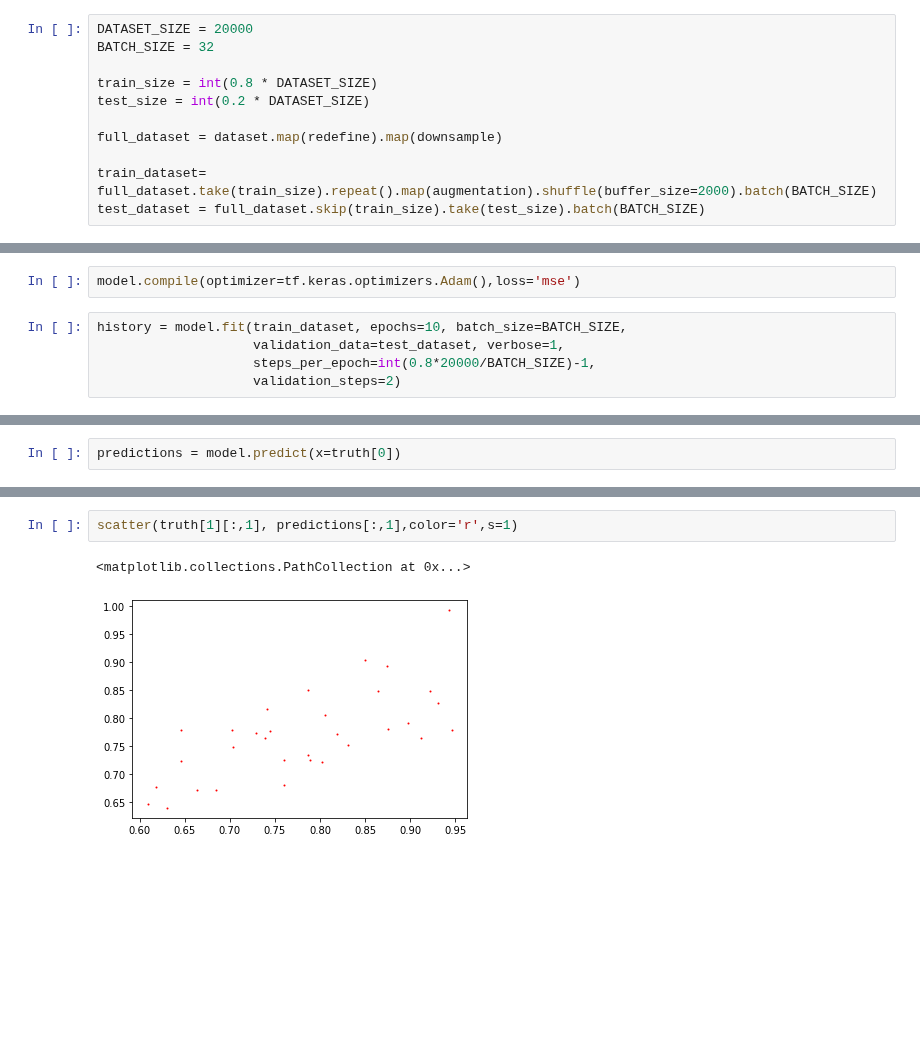
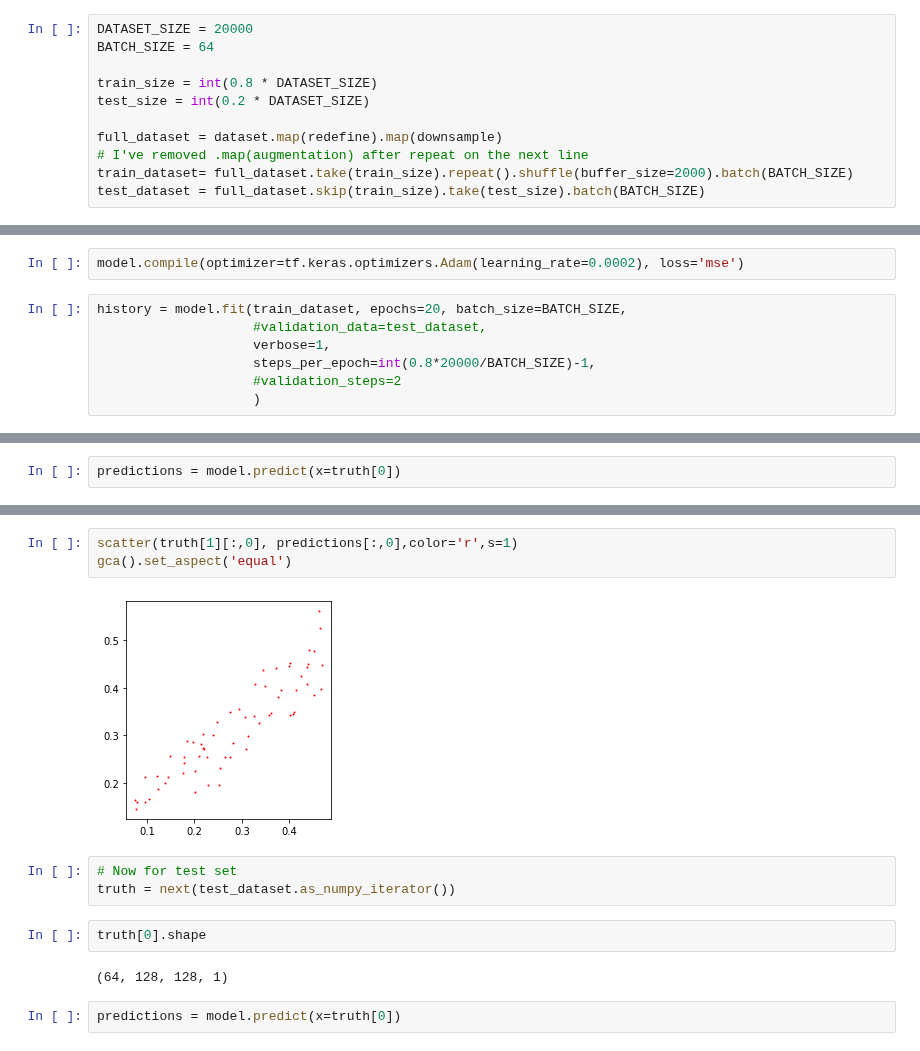
Before and after one commit to liuxx479/Outlier, a Jupyter notebook: notebooks/Demo_Keras_resnet.ipynb, the cells around one changed output, grey strips where cells are left out. Saved outputs shown, nothing was run; the diff lists cells and outputs as text; blank space fills up the shorter version.

```diff
--- a/notebooks/Demo_Keras_resnet.ipynb
+++ b/notebooks/Demo_Keras_resnet.ipynb
@@ -60,14 +60,14 @@ def augmentation(x, y):
   return x, y
 # %%
 DATASET_SIZE = 20000
-BATCH_SIZE = 32
+BATCH_SIZE = 64
 
 train_size = int(0.8 * DATASET_SIZE)
 test_size = int(0.2 * DATASET_SIZE)
 
 full_dataset = dataset.map(redefine).map(downsample)
-
-train_dataset= full_dataset.take(train_size).repeat().map(augmentation).shuffle(buffer_size=2000).batch(BATCH_SIZE)
+# I've removed .map(augmentation) after repeat on the next line
+train_dataset= full_dataset.take(train_size).repeat().shuffle(buffer_size=2000).batch(BATCH_SIZE)
 test_dataset = full_dataset.skip(train_size).take(test_size).batch(BATCH_SIZE)
 # %%
 for example in train_dataset.take(1):  # Only take a single example
@@ -117,10 +117,12 @@ _________________________________________________________________
 # %% [markdown]
 ### Training
 # %%
-model.compile(optimizer=tf.keras.optimizers.Adam(),loss='mse')
+model.compile(optimizer=tf.keras.optimizers.Adam(learning_rate=0.0002), loss='mse')
 # %%
-history = model.fit(train_dataset, epochs=10, batch_size=BATCH_SIZE,
-                    validation_data=test_dataset, verbose=1,
+history = model.fit(train_dataset, epochs=20, batch_size=BATCH_SIZE,
+                    #validation_data=test_dataset,
+                    verbose=1,
                     steps_per_epoch=int(0.8*20000/BATCH_SIZE)-1,
-                    validation_steps=2)
+                    #validation_steps=2
+                    )
 # %% [output]
@@ -140,5 +165,14 @@ predictions = model.predict(x=truth[0])
 # %%
-scatter(truth[1][:,1], predictions[:,1],color='r',s=1)
+scatter(truth[1][:,0], predictions[:,0],color='r',s=1)
+gca().set_aspect('equal')
 # %% [output]
-<matplotlib.collections.PathCollection at 0x...>
-[figure, old version]
+[figure, new version]
+# %%
+# Now for test set
+truth = next(test_dataset.as_numpy_iterator())
+# %%
+truth[0].shape
+# %% [output]
+(64, 128, 128, 1)
+# %%
+predictions = model.predict(x=truth[0])
```
Also changed, not shown: parts of 12 cells of this notebook.
